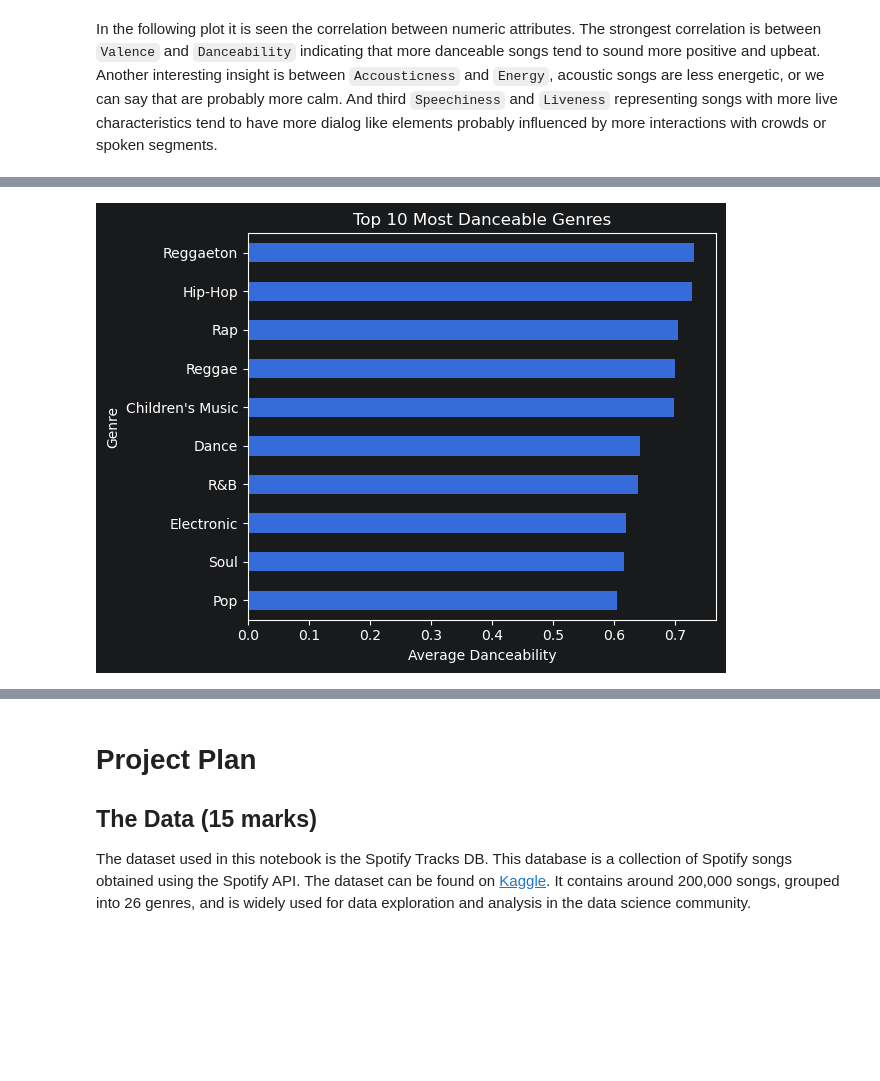
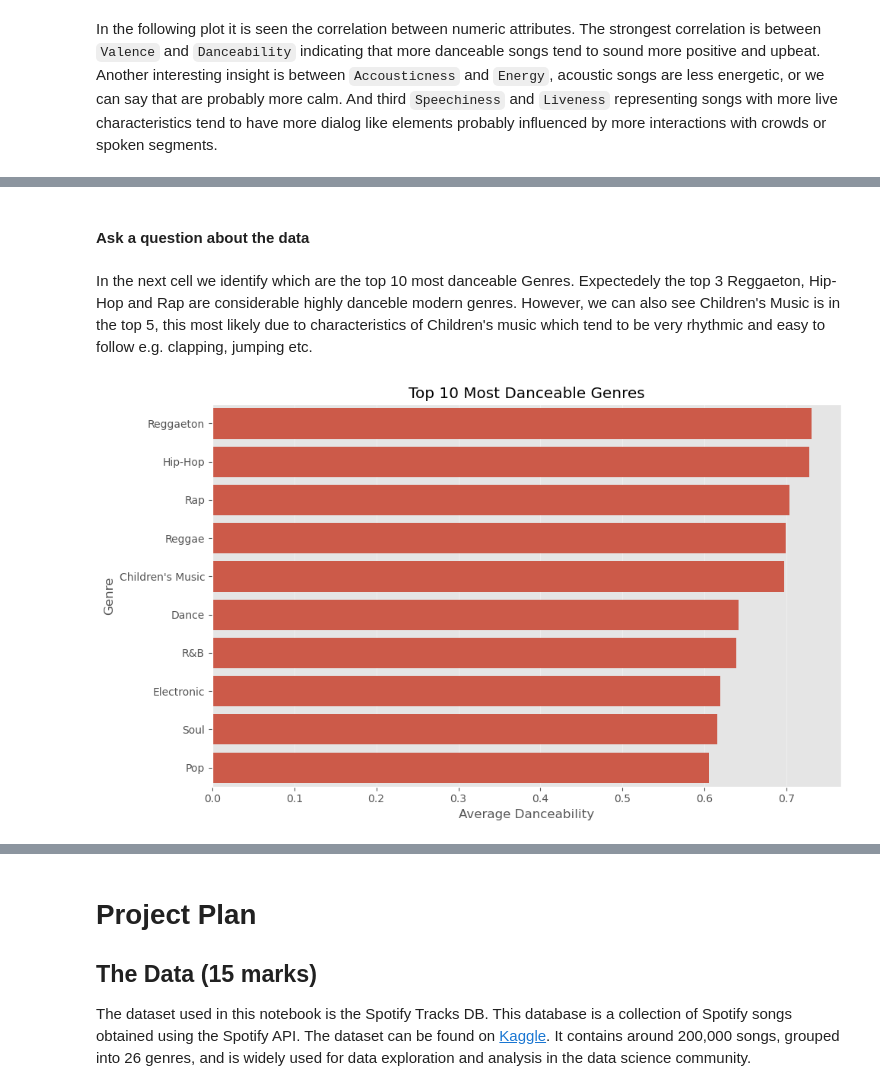
Before and after one commit to bartzilla/SpotifyDB_Music_Analysis, a Jupyter notebook: P4DS_A2_Data_Analysis_Project.ipynb, the cells around one changed output, grey strips where cells are left out. Cells and saved outputs as stored; diff of their text form; code cells hidden in the pictures; blank space fills up the shorter version.

Commit message:
Add charts and update code

```diff
--- a/P4DS_A2_Data_Analysis_Project.ipynb
+++ b/P4DS_A2_Data_Analysis_Project.ipynb
@@ -397,16 +405,29 @@ plt.show()
+# %% [markdown]
+#### Ask a question about the data
+# %% [markdown]
+In the next cell we identify which are the top 10 most danceable Genres. Expectedely the top 3 Reggaeton, Hip-Hop and Rap are considerable highly danceble modern genres. However, we can also see  Children's Music is in the top 5, this most likely due to characteristics of Children's music which tend to be very rhythmic and easy to follow e.g. clapping, jumping etc.
 # %%
 # What is the top 10 most danceable Genres?
-ax = (df.groupby('Genre')['Danceability']
-      .mean()
-      .sort_values(ascending=False)
-      .head(10)
-      .plot(kind='barh', title='Top 10 Most Danceable Genres'))
+top_genres = (
+    df.groupby('Genre')['Danceability']
+    .mean()
+    .sort_values(ascending=False)
+    .head(10)
+    .reset_index()
+)
+plt.figure(figsize=(10,6))
 
-ax.set_xlabel('Average Danceability')
-ax.set_ylabel('Genre')
-ax.invert_yaxis()
+sns.barplot(
+    data=top_genres,
+    x='Danceability',
+    y='Genre'
+)
+
+plt.title('Top 10 Most Danceable Genres')
+plt.xlabel('Average Danceability')
+plt.ylabel('Genre')
 
 plt.tight_layout()
 plt.show()
 # %% [output]
-[figure, old version]
+[figure, new version]
```
Also changed, not shown: parts of 24 cells of this notebook.
